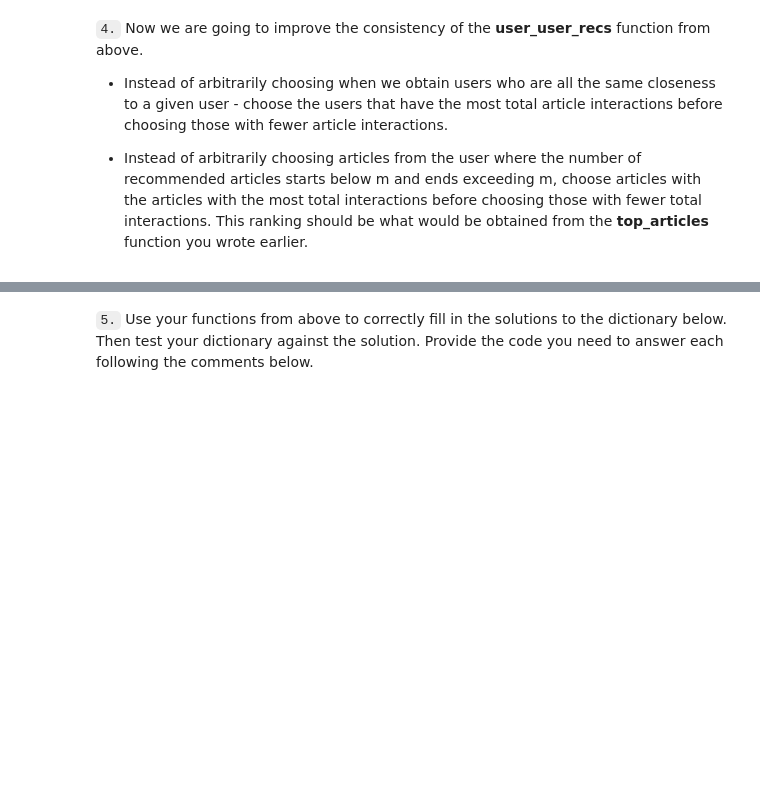
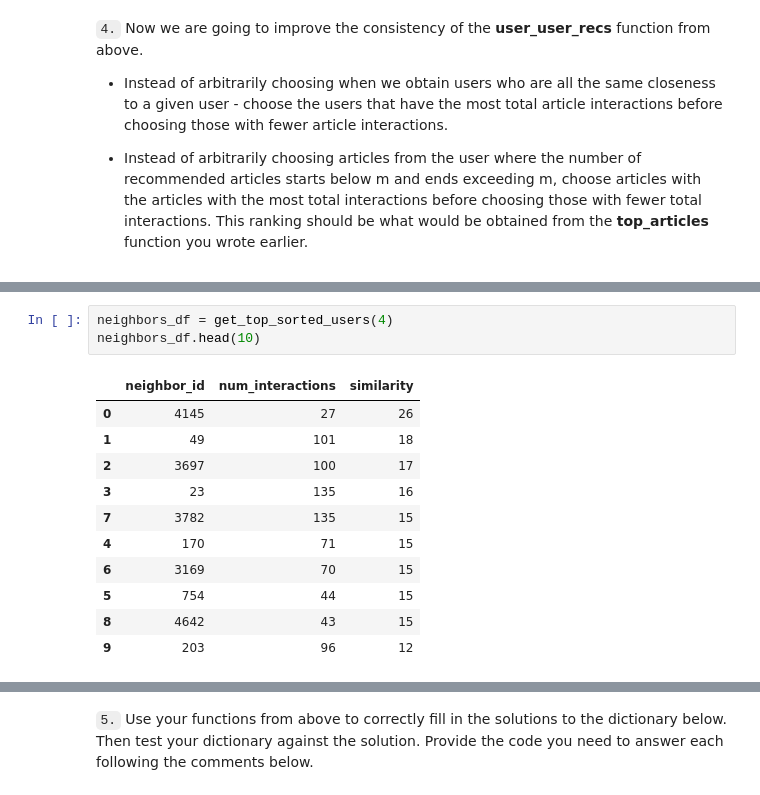
Before and after one commit to peeraponw/Recommendation_with_IBM, a Jupyter notebook: Recommendations_with_IBM.ipynb, the cells around one changed output, grey strips where cells are left out. Drawn from its saved outputs; the diff is of its cells as text; blank space fills up the shorter version.

```diff
--- a/Recommendations_with_IBM.ipynb
+++ b/Recommendations_with_IBM.ipynb
@@ -801,2 +844,17 @@ def user_user_recs_part2(user_id, m=10):
 
     return recs, rec_names
+# %%
+neighbors_df = get_top_sorted_users(4)
+neighbors_df.head(10)
+# %% [output]
+|  | neighbor_id | num_interactions | similarity |
+| 0 | 4145 | 27 | 26 |
+| 1 | 49 | 101 | 18 |
+| 2 | 3697 | 100 | 17 |
+| 3 | 23 | 135 | 16 |
+| 7 | 3782 | 135 | 15 |
+| 4 | 170 | 71 | 15 |
+| 6 | 3169 | 70 | 15 |
+| 5 | 754 | 44 | 15 |
+| 8 | 4642 | 43 | 15 |
+| 9 | 203 | 96 | 12 |
```
Also changed, not shown: parts of 13 cells of this notebook.
